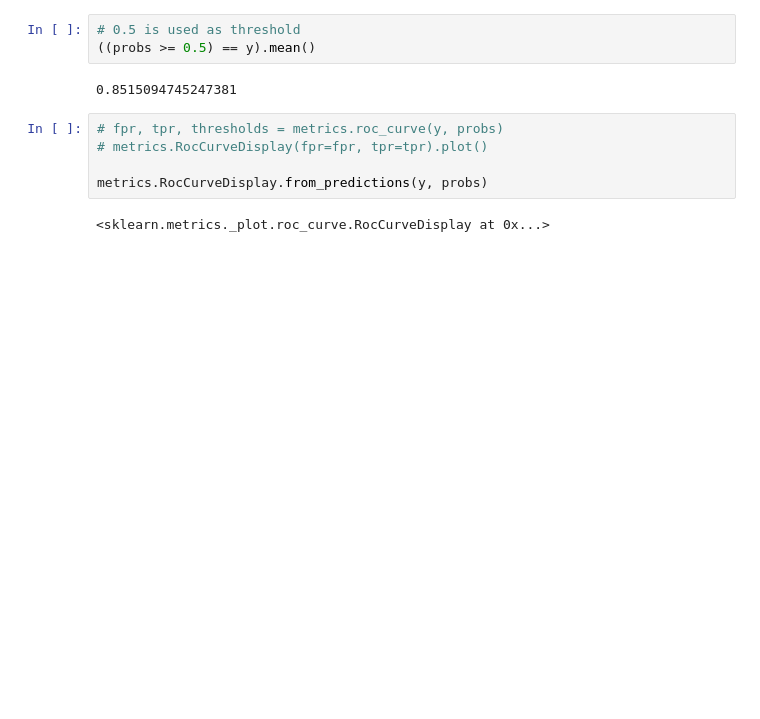
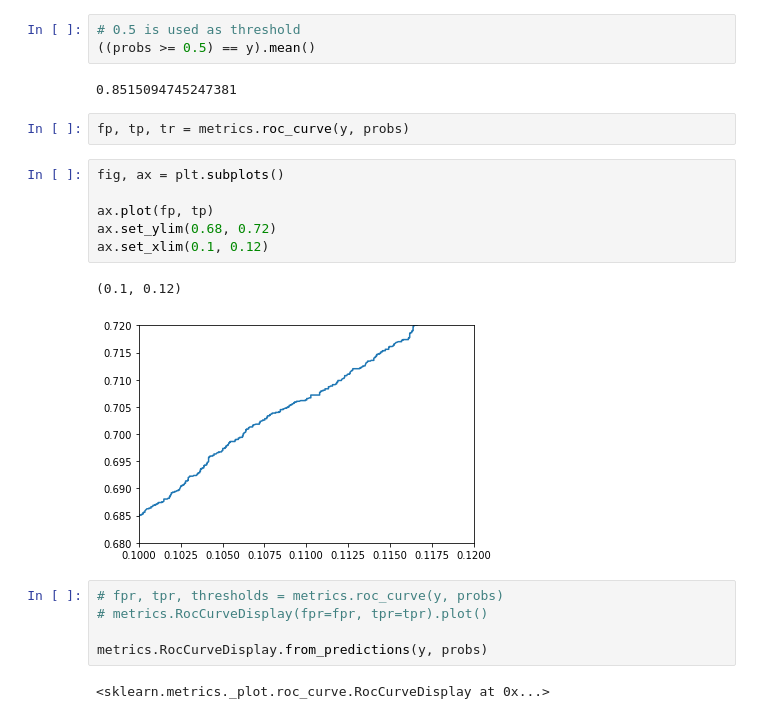
Before and after one commit to leevironty/stat-ml-project, a Jupyter notebook: main.ipynb, the cells around one changed output. Drawn from its saved outputs; the diff is of its cells as text; blank space fills up the shorter version.

```diff
--- a/main.ipynb
+++ b/main.ipynb
@@ -144,6 +123,17 @@ Base model score for males: 0.8143184947223497
 ((probs >= 0.5) == y).mean()
 # %% [output]
 0.8515094745247381
+# %%
+fp, tp, tr = metrics.roc_curve(y, probs)
+# %%
+fig, ax = plt.subplots()
+
+ax.plot(fp, tp)
+ax.set_ylim(0.68, 0.72)
+ax.set_xlim(0.1, 0.12)
+# %% [output]
+(0.1, 0.12)
+[figure, added]
 # %%
 # fpr, tpr, thresholds = metrics.roc_curve(y, probs)
 # metrics.RocCurveDisplay(fpr=fpr, tpr=tpr).plot()
```
Also changed, not shown: parts of 15 cells of this notebook, 5 other files.
